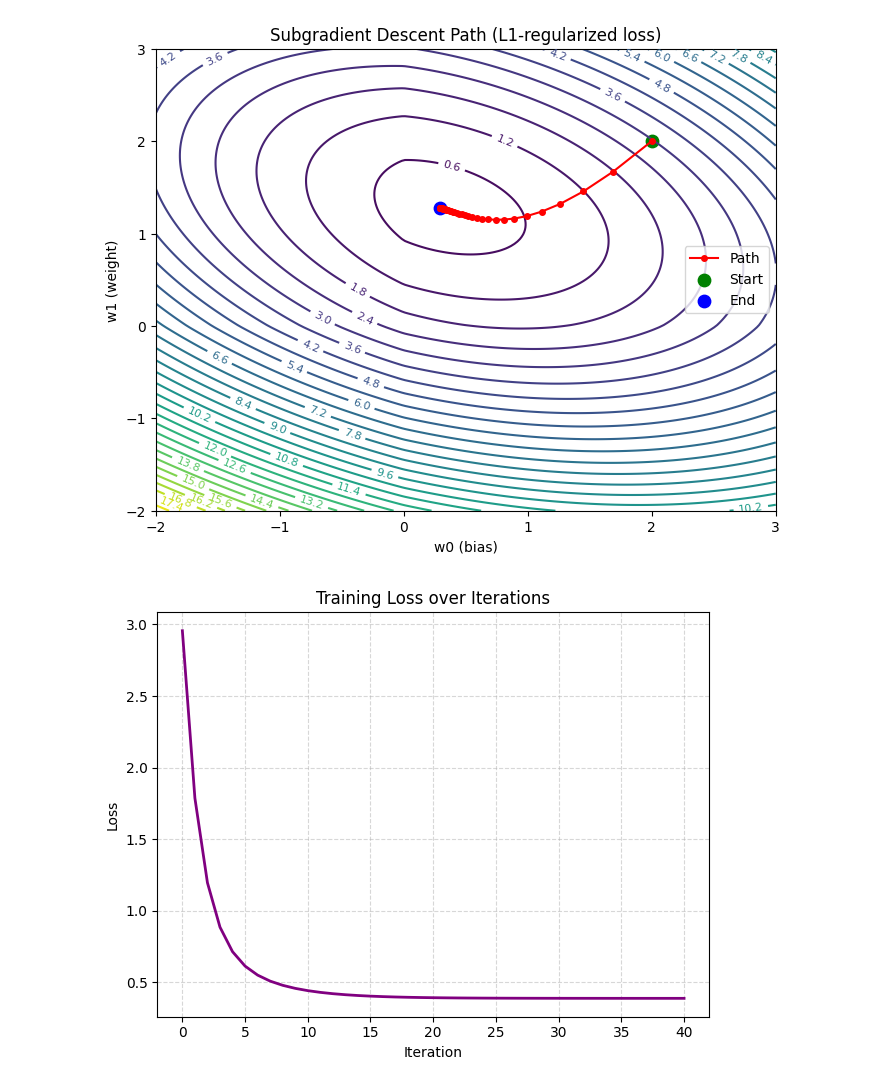
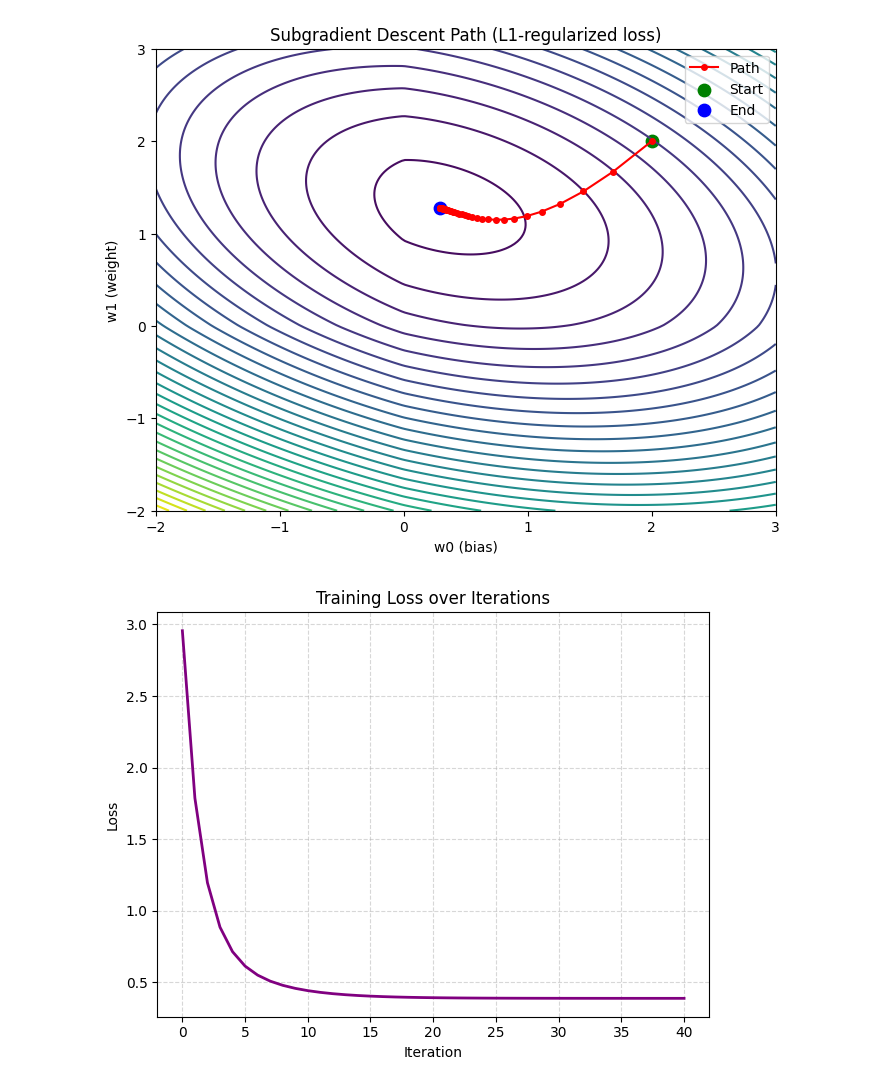
Before and after one commit to Stranger542/Optimizaton-Techniques-IMA-314-Fiction-404-, a Jupyter notebook: notebooks/Subgradient_Methods/Subgradient_Methods(L1+L2).ipynb, the cells around one changed output. Cells and saved outputs as stored; diff of their text form; code cells hidden in the pictures.

```diff
--- a/notebooks/Subgradient_Methods/Subgradient_Methods(L1+L2).ipynb
+++ b/notebooks/Subgradient_Methods/Subgradient_Methods(L1+L2).ipynb
@@ -1,64 +1,52 @@
 # %%
-# Subgradient Descent Visualization for L1-Regularized Linear Regression
 import numpy as np
 import matplotlib.pyplot as plt
 
-# Fix random seed for reproducibility
 np.random.seed(42)
 
-# --- Simple 2D synthetic data ---
-X = np.array([[1, 1.5], [1, -0.5], [1, 2.0], [1, -1.0]])  # [bias, feature]
+X = np.array([[1, 1.5], [1, -0.5], [1, 2.0], [1, -1.0]])
 y = np.array([2.0, 0.0, 3.5, -1.0])
 
-# --- Define loss and subgradient ---
 def loss(w, lam=0.1):
-    # Mean squared error + L1 penalty
     mse = np.mean((y - X.dot(w)) ** 2) / 2
     reg = lam * np.sum(np.abs(w))
     return mse + reg
 
 def subgradient(w, lam=0.1):
-    # Gradient of MSE
     grad = -X.T.dot(y - X.dot(w)) / len(y)
-    # Subgradient of L1 term
     subgrad = lam * np.sign(w)
     return grad + subgrad
 
-# --- Subgradient Descent ---
 def subgradient_descent(lr=0.1, lam=0.1, max_iter=50):
-    w = np.array([2.0, 2.0])  # start point
+    w = np.array([2.0, 2.0])
     trajectory = [w.copy()]
     for _ in range(max_iter):
         g = subgradient(w, lam)
         w -= lr * g
         trajectory.append(w.copy())
     return np.array(trajectory)
 
-# --- Run optimization ---
 traj = subgradient_descent(lr=0.15, lam=0.2, max_iter=40)
 
-# --- Contour plot of loss landscape ---
 w0 = np.linspace(-2, 3, 200)
 w1 = np.linspace(-2, 3, 200)
 W0, W1 = np.meshgrid(w0, w1)
 Z = np.zeros_like(W0)
 
 for i in range(W0.shape[0]):
     for j in range(W0.shape[1]):
         Z[i, j] = loss(np.array([W0[i, j], W1[i, j]]), lam=0.2)
 
-# --- Plot ---
 plt.figure(figsize=(8, 6))
 contours = plt.contour(W0, W1, Z, levels=30)
-plt.clabel(contours, inline=True, fontsize=8)
 plt.plot(traj[:, 0], traj[:, 1], 'o-', color='red', markersize=4, label='Path')
 plt.scatter(traj[0, 0], traj[0, 1], c='green', s=80, label='Start')
 plt.scatter(traj[-1, 0], traj[-1, 1], c='blue', s=80, label='End')
 plt.title("Subgradient Descent Path (L1-regularized loss)")
 plt.xlabel("w0 (bias)")
 plt.ylabel("w1 (weight)")
 plt.legend()
 plt.show()
 # %% [output]
-[figure, old version]
+[figure, new version]
 # %%
```
Also changed, not shown: parts of 2 cells of this notebook, 19 other files.
